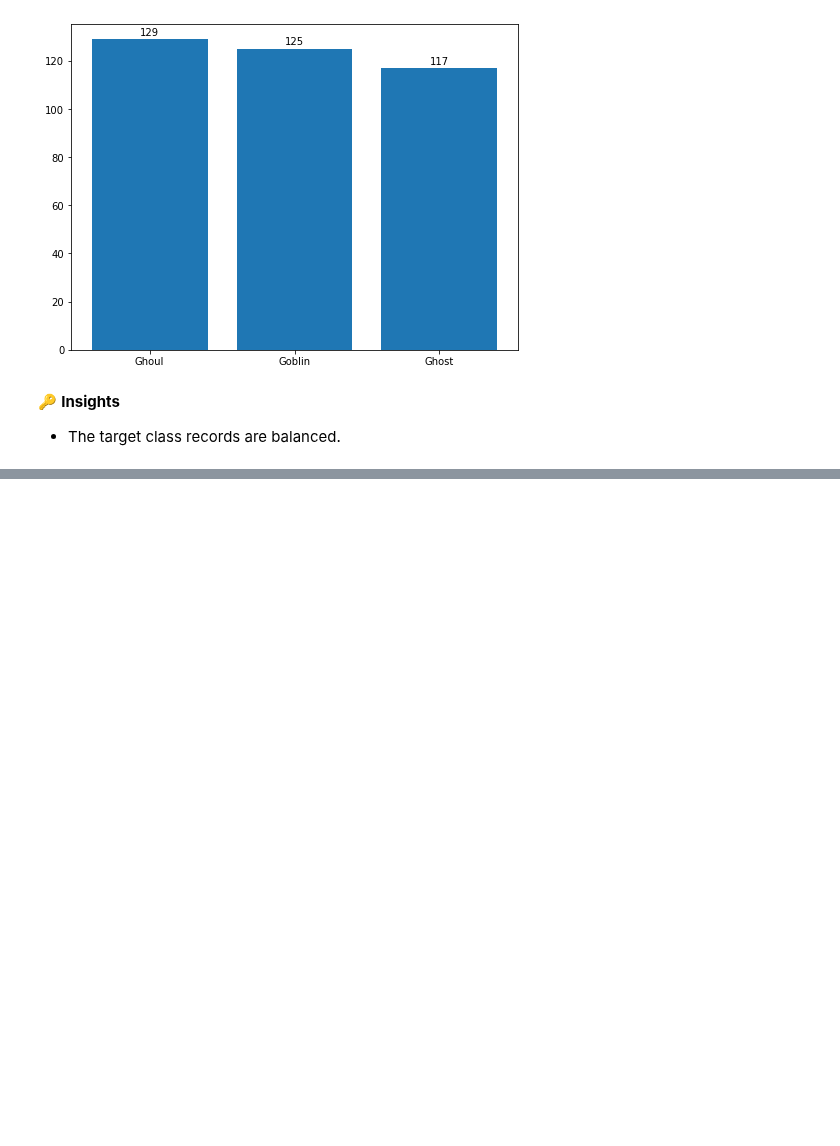
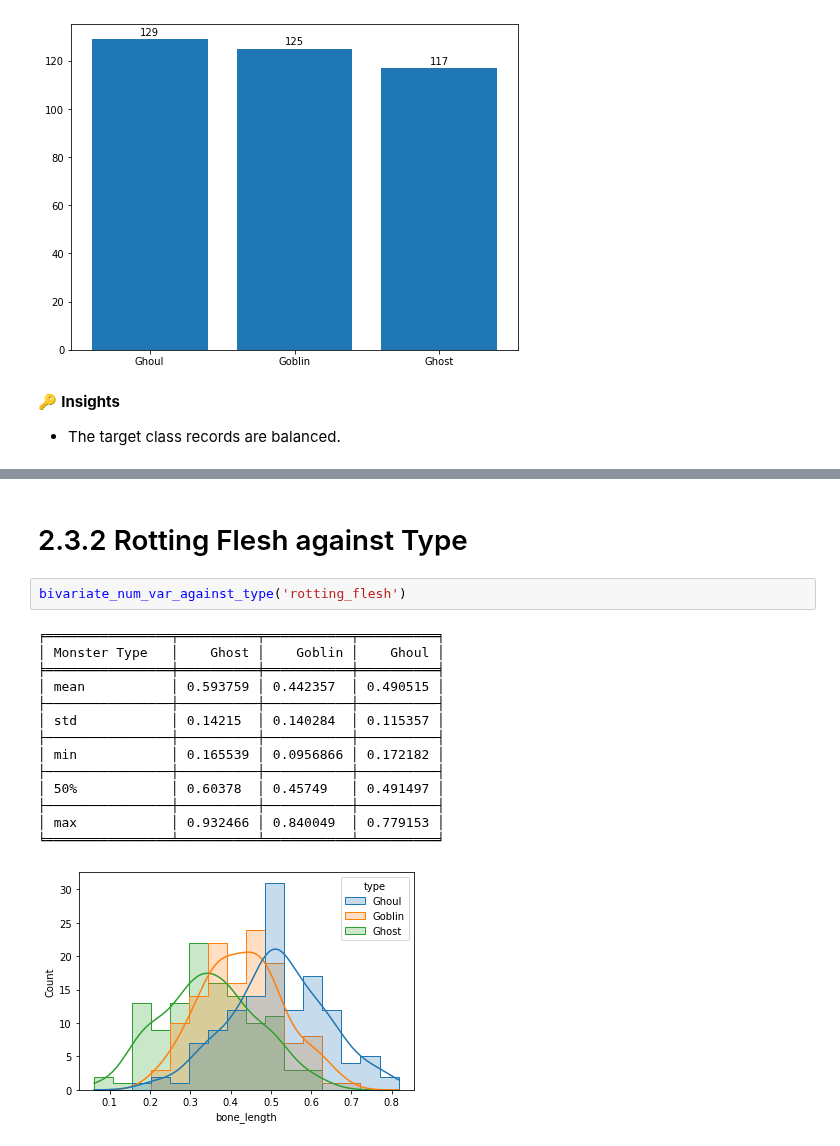
Before and after one commit to poolGolez/project-roosevelt, a Jupyter notebook: ghosts-goblins-ghosts-gotcha.ipynb, the cells around one changed output, grey strips where cells are left out. Drawn from its saved outputs; the diff is of its cells as text; blank space fills up the shorter version.

```diff
--- a/ghosts-goblins-ghosts-gotcha.ipynb
+++ b/ghosts-goblins-ghosts-gotcha.ipynb
@@ -168,0 +217,19 @@ analyze_cat_var(df['type'])
+# %% [markdown]
+# 2.3.2 Rotting Flesh against Type
+# %%
+bivariate_num_var_against_type('rotting_flesh')
+# %% [output]
+╒════════════════╤══════════╤═══════════╤══════════╕
+│ Monster Type   │    Ghost │    Goblin │    Ghoul │
+╞════════════════╪══════════╪═══════════╪══════════╡
+│ mean           │ 0.593759 │ 0.442357  │ 0.490515 │
+├────────────────┼──────────┼───────────┼──────────┤
+│ std            │ 0.14215  │ 0.140284  │ 0.115357 │
+├────────────────┼──────────┼───────────┼──────────┤
+│ min            │ 0.165539 │ 0.0956866 │ 0.172182 │
+├────────────────┼──────────┼───────────┼──────────┤
+│ 50%            │ 0.60378  │ 0.45749   │ 0.491497 │
+├────────────────┼──────────┼───────────┼──────────┤
+│ max            │ 0.932466 │ 0.840049  │ 0.779153 │
+╘════════════════╧══════════╧═══════════╧══════════╛
+[figure, added]
```
Also changed, not shown: parts of 9 cells of this notebook.
